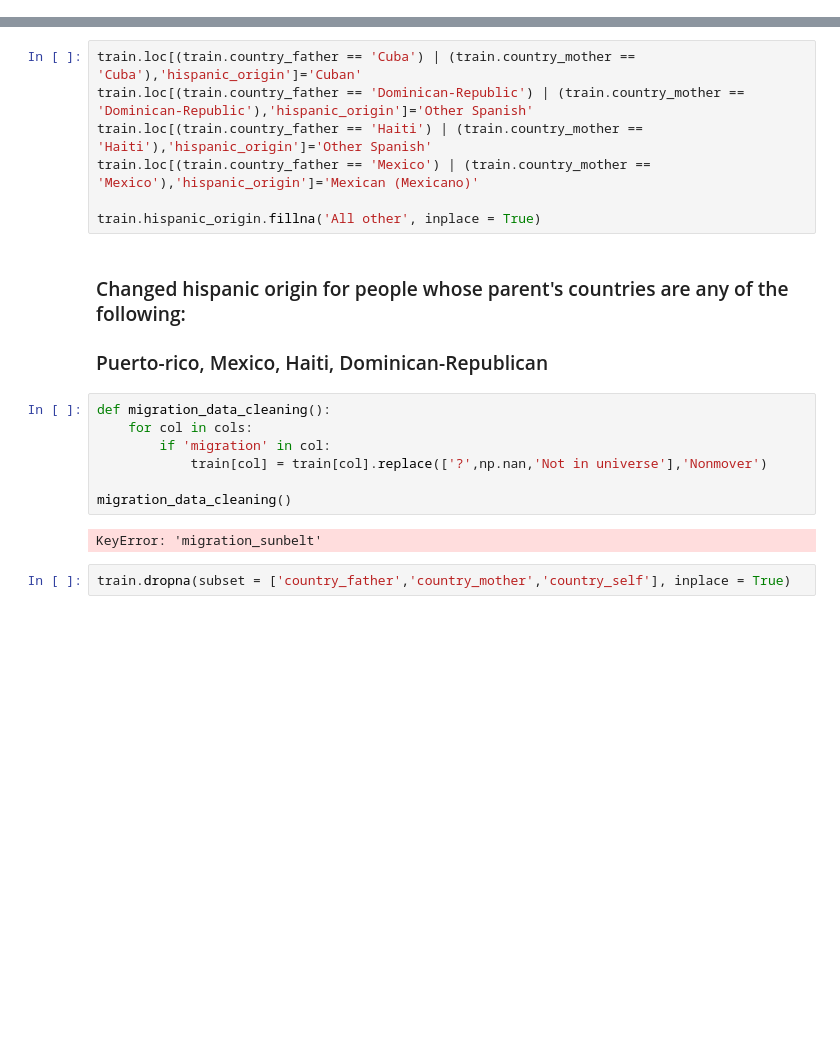
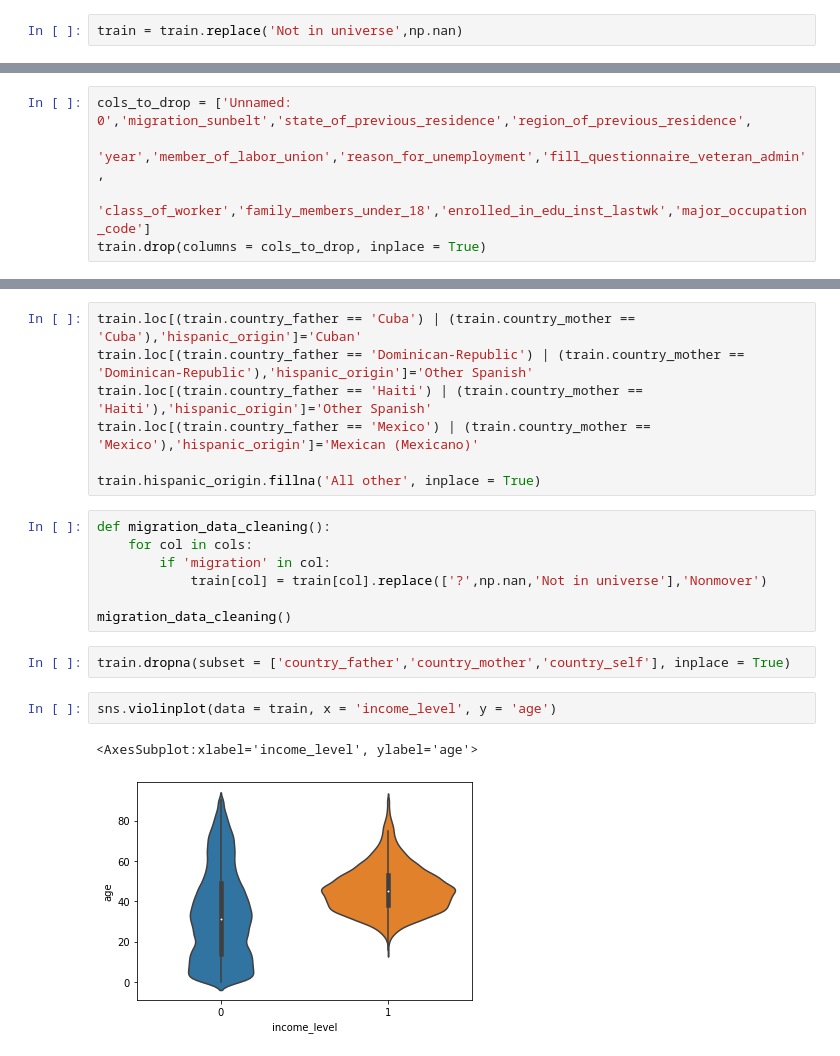
Before and after one commit to AmarCodes-22/DPhi_DataSprint1, a Jupyter notebook: Data_preparation.ipynb, the cells around one changed output, grey strips where cells are left out. Saved outputs shown, nothing was run; the diff lists cells and outputs as text; blank space fills up the shorter version.

Commit message:
Data preprocessed

```diff
--- a/Data_preparation.ipynb
+++ b/Data_preparation.ipynb
@@ -45,3 +45,5 @@ Data columns (total 42 columns):
  41  income_level                      200000 non-null  int64
 dtypes: int64(14), object(28)
 memory usage: 64.1+ MB
+# %%
+train = train.replace('Not in universe',np.nan)
@@ -48,3 +70,8 @@ memory usage: 64.1+ MB
+# %%
+cols_to_drop = ['Unnamed: 0','migration_sunbelt','state_of_previous_residence','region_of_previous_residence',
+                'year','member_of_labor_union','reason_for_unemployment','fill_questionnaire_veteran_admin',
+               'class_of_worker','family_members_under_18','enrolled_in_edu_inst_lastwk','major_occupation_code']
+train.drop(columns = cols_to_drop, inplace = True)
 # %%
 cols = train.columns.tolist()
 # %%
@@ -72,9 +94,6 @@ train.loc[(train.country_father == 'Haiti') | (train.country_mother == 'Haiti'),
 train.loc[(train.country_father == 'Mexico') | (train.country_mother == 'Mexico'),'hispanic_origin']='Mexican (Mexicano)'
 
 train.hispanic_origin.fillna('All other', inplace = True)
-# %% [markdown]
-### Changed hispanic origin for people whose parent's countries are any of the following:
-### Puerto-rico, Mexico, Haiti, Dominican-Republican
 # %%
 def migration_data_cleaning():
     for col in cols:
@@ -82,9 +101,12 @@ def migration_data_cleaning():
             train[col] = train[col].replace(['?',np.nan,'Not in universe'],'Nonmover')
 
 migration_data_cleaning()
-# %% [output]
-KeyError: 'migration_sunbelt'
 # %%
 train.dropna(subset = ['country_father','country_mother','country_self'], inplace = True)
+# %%
+sns.violinplot(data = train, x = 'income_level', y = 'age')
+# %% [output]
+<AxesSubplot:xlabel='income_level', ylabel='age'>
+[figure, added]
 # %%
 train.isnull().sum()
```
Also changed, not shown: parts of 8 cells of this notebook.
